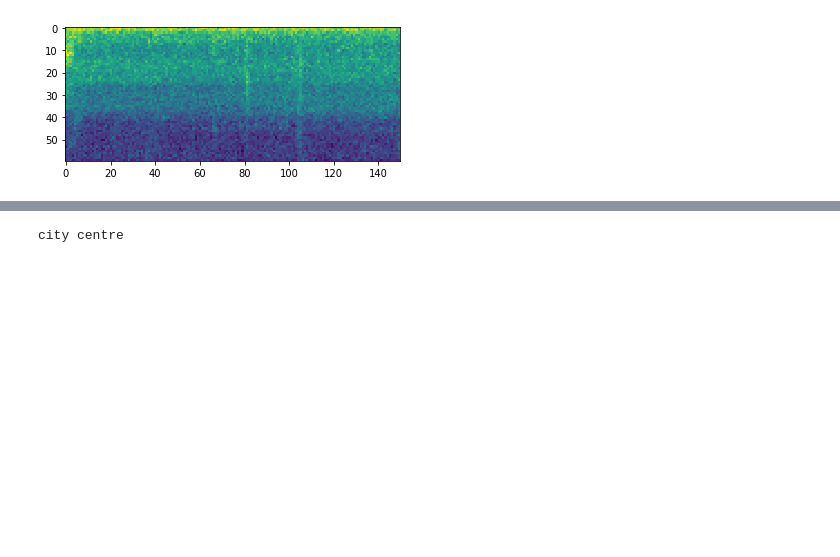
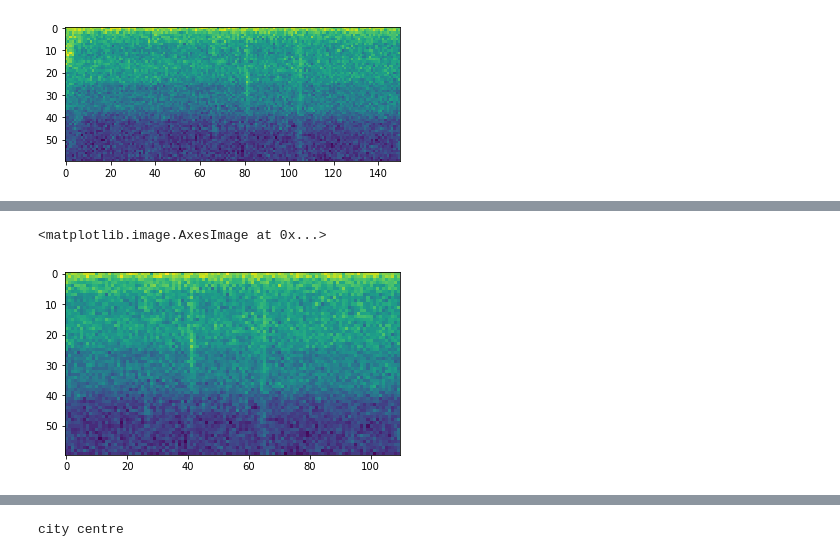
Before and after one commit to tomstark99/COMSM0045, a Jupyter notebook: coursework/VisualiseSpec.ipynb, the cells around one changed output, grey strips where cells are left out. Drawn from its saved outputs; the diff is of its cells as text; code cells hidden in the pictures; blank space fills up the shorter version.

```diff
--- a/coursework/VisualiseSpec.ipynb
+++ b/coursework/VisualiseSpec.ipynb
@@ -76,3 +91,8 @@ beach
+# %%
+plt.imshow(new2.numpy())
+# %% [output]
+<matplotlib.image.AxesImage at 0x...>
+[figure, added]
 # %%
 plt.imshow(spec3.numpy())
 print('park')
```
Also changed, not shown: parts of 6 cells of this notebook, 1 other file.
